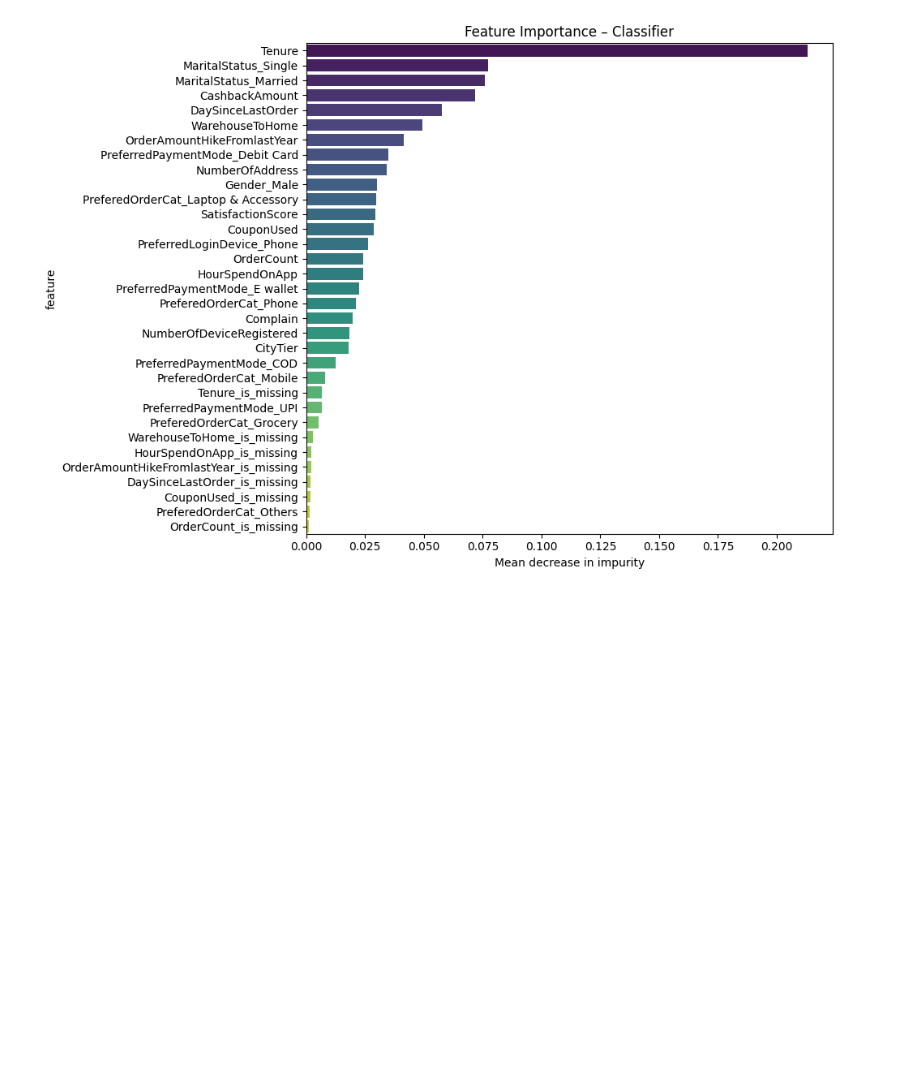
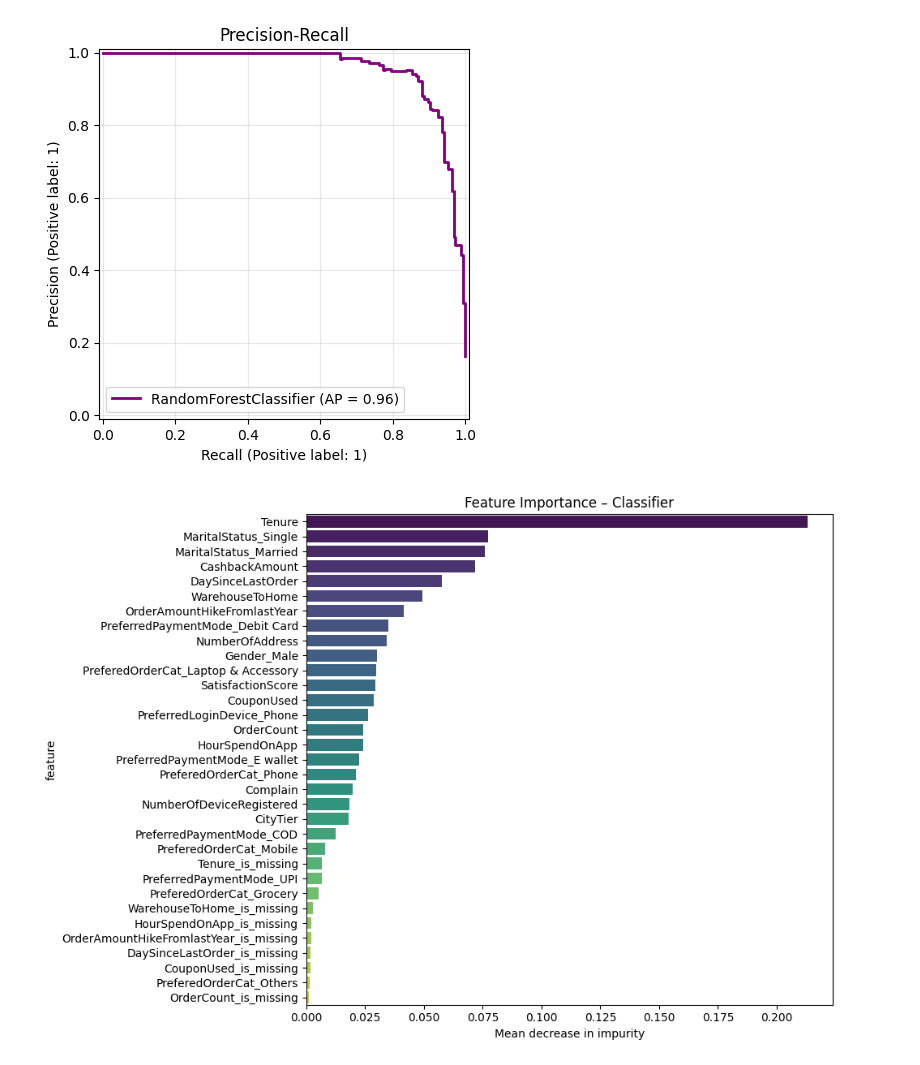
Before and after one commit to Handras18/Churn-prediction, a Jupyter notebook: 04_evaluation.ipynb, the cells around one changed output. Cells and saved outputs as stored; diff of their text form; code cells hidden in the pictures; blank space fills up the shorter version.

```diff
--- a/04_evaluation.ipynb
+++ b/04_evaluation.ipynb
@@ -27,3 +33,9 @@ y_pred = classifier.predict(X)
+# %%
+PrecisionRecallDisplay.from_estimator(classifier, X_test, y_test,  color='purple', linewidth=2)
+plt.title('Precision-Recall', fontsize=12)
+plt.grid(alpha=0.3)
+# %% [output]
+[figure, added]
 # %%
 
 fi_df = (
```
Also changed, not shown: parts of 8 cells of this notebook, 6 other files.
